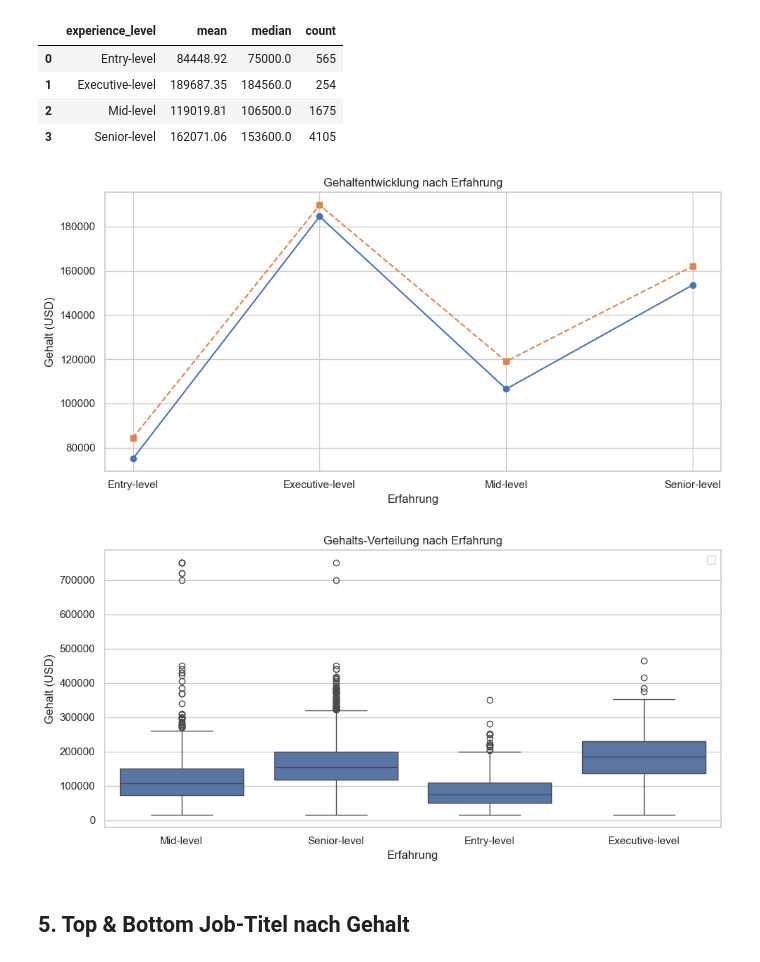
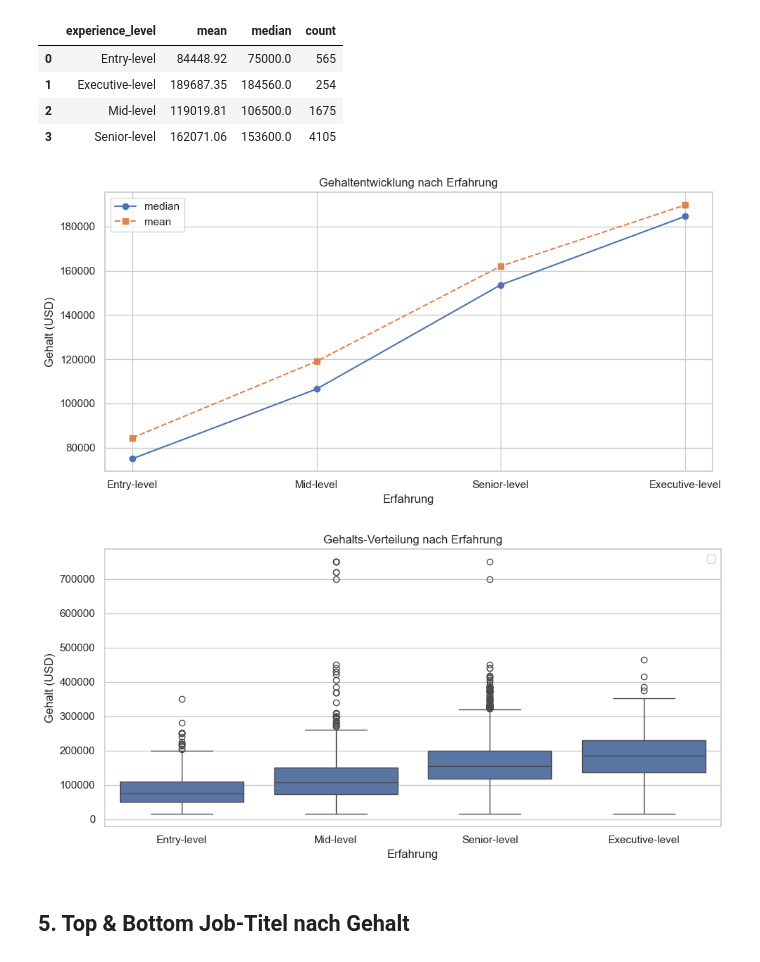
Before and after one commit to soribge/ds-salaries-eda, a Jupyter notebook: notebooks/analysis.ipynb, the cells around one changed output. Drawn from its saved outputs; the diff is of its cells as text; code cells hidden in the pictures.

```diff
--- a/notebooks/analysis.ipynb
+++ b/notebooks/analysis.ipynb
@@ -113,11 +101,8 @@ audit(df)
 # %% [markdown]
 ## 3. Gehalts-Entwicklung über die Jahre (2020–2024)
 # %%
-ds_salaries_raw = pd.read_csv("../data/raw/data_science_salaries.csv")
-ds_salaries = ds_salaries_raw.copy()
-
-salary_by_year = (ds_salaries.
-                  groupby("work_year")["salary_in_usd"]
+salary_by_year = (df
+                  .groupby("work_year")["salary_in_usd"]
                   .agg(mean = "mean", median = "median", count = "count")
                   .round({"mean" : 2, "median" : 2})
                   .reset_index())
@@ -189,35 +174,42 @@ salary_by_experience
 | 2 | Mid-level | 119019.81 | 106500.0 | 1675 |
 | 3 | Senior-level | 162071.06 | 153600.0 | 4105 |
 # %%
-fig, ax = plt.subplots(figsize=(10,5))
+# Richtige Reihenfolge definieren
+order = ["Entry-level", "Mid-level", "Senior-level", "Executive-level"]
 
-ax.plot(salary_by_experience["experience_level"],salary_by_experience["median"], label = "median",marker="o")
-ax.plot(salary_by_experience["experience_level"],salary_by_experience["mean"], label = "mean", linestyle="--"  ,marker="s")
+# DataFrame in dieser Reihenfolge sortieren
+salary_by_experience = salary_by_experience.set_index("experience_level").loc[order].reset_index()
+
+fig, ax = plt.subplots(figsize=(10, 5))
+
+ax.plot(salary_by_experience["experience_level"], salary_by_experience["median"], label="median", marker="o")
+ax.plot(salary_by_experience["experience_level"], salary_by_experience["mean"], label="mean", linestyle="--", marker="s")
 
 ax.set_title("Gehaltentwicklung nach Erfahrung")
 ax.set_xlabel("Erfahrung")
 ax.set_ylabel("Gehalt (USD)")
 
+ax.legend()
 plt.tight_layout()
 plt.show()
 # %% [output]
-[figure, old version]
+[figure, new version]
 # %%
 fig, ax = plt.subplots(figsize = (10,5))
 
-sns.boxplot(data=ds_salaries, x="experience_level",y="salary_in_usd")
+sns.boxplot(data=ds_salaries, x="experience_level",y="salary_in_usd",order=["Entry-level", "Mid-level", "Senior-level", "Executive-level"])
 
 ax.set_title("Gehalts-Verteilung nach Erfahrung")
 ax.set_xlabel("Erfahrung")
 ax.set_ylabel("Gehalt (USD)")
 
 ax.legend()
 
 plt.tight_layout()
 
 plt.show()
 # %% [output]
-[figure, old version]
+[figure, new version]
 # %% [markdown]
 ## 5. Top & Bottom Job-Titel nach Gehalt
 # %% [markdown]
```
Also changed, not shown: parts of 15 cells of this notebook.
